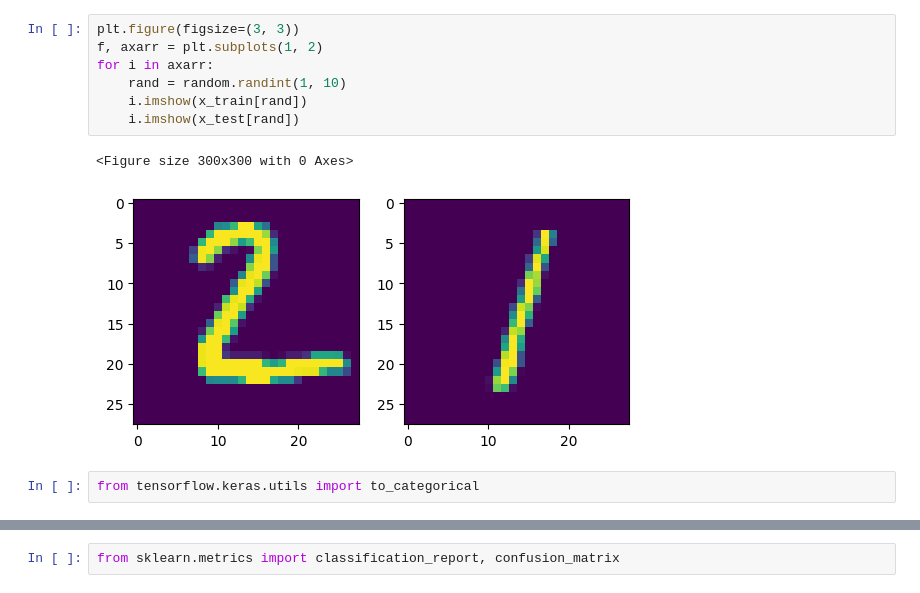
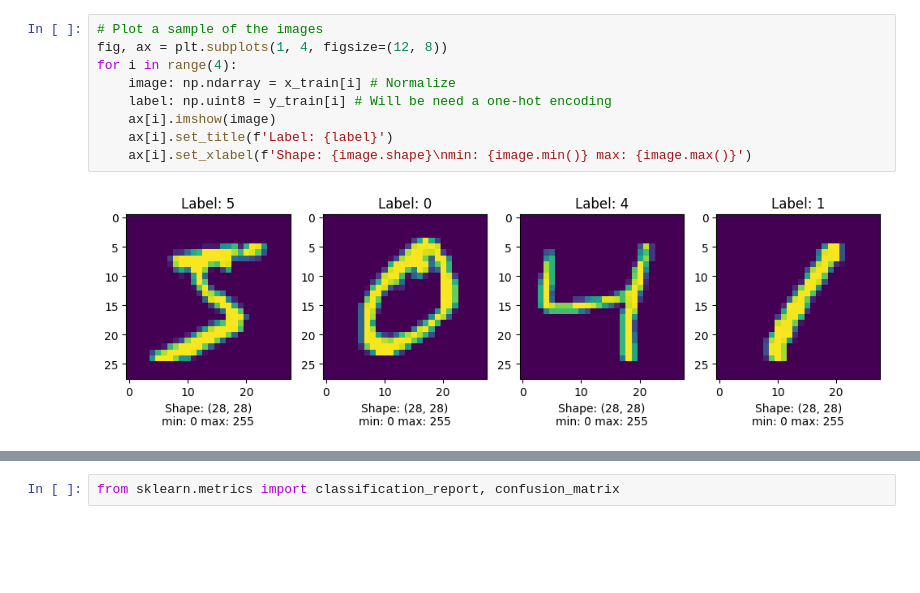
Before and after one commit to medusza/tensorflow_research, a Jupyter notebook: cnn-mnist.ipynb, the cells around one changed output, grey strips where cells are left out. Cells and saved outputs as stored; diff of their text form; blank space fills up the shorter version.

```diff
--- a/cnn-mnist.ipynb
+++ b/cnn-mnist.ipynb
@@ -22,13 +16,12 @@ y_test shape: (10000,)
-# %%
-plt.figure(figsize=(3, 3))
-f, axarr = plt.subplots(1, 2)
-for i in axarr:
-    rand = random.randint(1, 10)
-    i.imshow(x_train[rand])
-    i.imshow(x_test[rand])
-# %% [output]
-<Figure size 300x300 with 0 Axes>
-[figure, removed]
-# %%
-from tensorflow.keras.utils import to_categorical
+# %%
+# Plot a sample of the images
+fig, ax = plt.subplots(1, 4, figsize=(12, 8))
+for i in range(4):
+    image: np.ndarray = x_train[i] # Normalize
+    label: np.uint8 = y_train[i] # Will be need a one-hot encoding
+    ax[i].imshow(image)
+    ax[i].set_title(f'Label: {label}')
+    ax[i].set_xlabel(f'Shape: {image.shape}\nmin: {image.min()} max: {image.max()}')
+# %% [output]
+[figure, added]
 # %%
```
Also changed, not shown: parts of 29 cells of this notebook.
